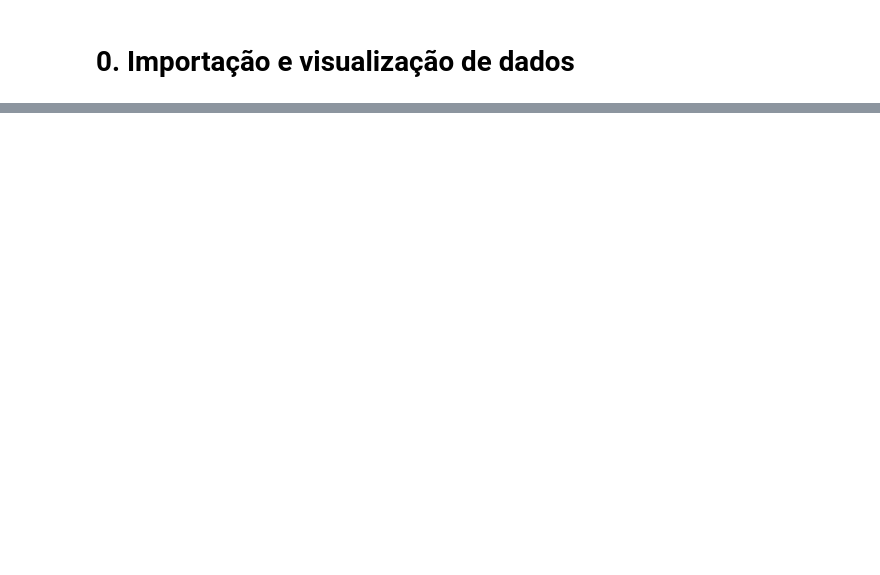
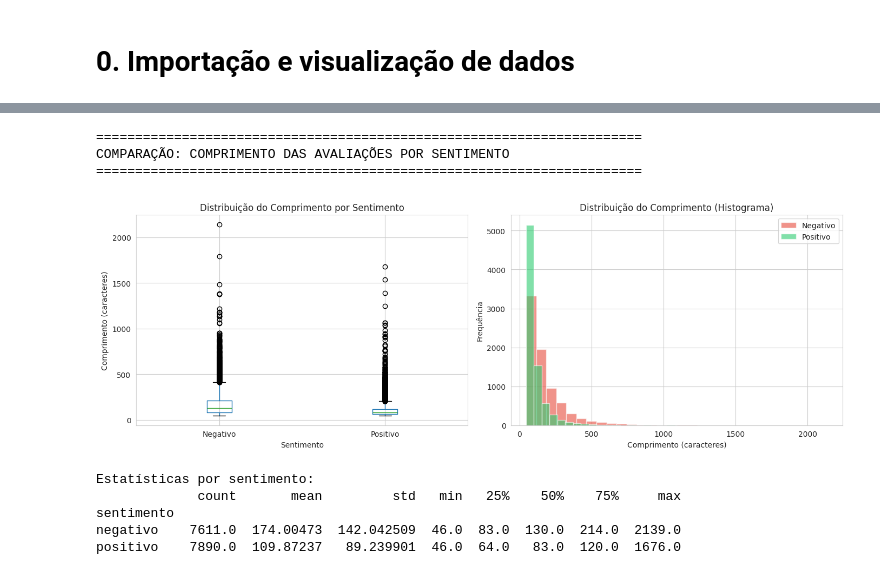
Before and after one commit to andersonalexsandro/AI-feelings-analysis, a Jupyter notebook: notebook/feeling_analysis.ipynb, the cells around one changed output, grey strips where cells are left out. Saved outputs shown, nothing was run; the diff lists cells and outputs as text; code cells hidden in the pictures; blank space fills up the shorter version.

```diff
--- a/notebook/feeling_analysis.ipynb
+++ b/notebook/feeling_analysis.ipynb
@@ -303,0 +231,41 @@ Analisar as palavras mais frequentes em avaliações positivas e negativas ajuda
+# %%
+# Comparação de comprimento entre sentimentos
+print("\n" + "=" * 70)
+print("COMPARAÇÃO: COMPRIMENTO DAS AVALIAÇÕES POR SENTIMENTO")
+print("=" * 70)
+
+fig, axes = plt.subplots(1, 2, figsize=(14, 5))
+
+# Box plot comparativo
+df_for_plot = df.copy()
+df_for_plot.boxplot(column='length_avaliacao', by='sentimento', ax=axes[0])
+axes[0].set_title('Distribuição do Comprimento por Sentimento')
+axes[0].set_ylabel('Comprimento (caracteres)')
+axes[0].set_xlabel('Sentimento')
+plt.sca(axes[0])
+plt.xticks([1, 2], ['Negativo', 'Positivo'])
+
+# Histogram sobreposto
+axes[1].hist(df_negative['length_avaliacao'], bins=30, alpha=0.6, label='Negativo', color='#e74c3c')
+axes[1].hist(df_positive['length_avaliacao'], bins=30, alpha=0.6, label='Positivo', color='#2ecc71')
+axes[1].set_xlabel('Comprimento (caracteres)')
+axes[1].set_ylabel('Frequência')
+axes[1].set_title('Distribuição do Comprimento (Histograma)')
+axes[1].legend()
+
+plt.suptitle('')  # Remove título automático
+plt.tight_layout()
+plt.show()
+
+print("\nEstatísticas por sentimento:")
+print(df.groupby('sentimento')['length_avaliacao'].describe())
+# %% [output]
+======================================================================
+COMPARAÇÃO: COMPRIMENTO DAS AVALIAÇÕES POR SENTIMENTO
+======================================================================
+[figure, added]
+Estatísticas por sentimento:
+             count       mean         std   min   25%    50%    75%     max
+sentimento
+negativo    7611.0  174.00473  142.042509  46.0  83.0  130.0  214.0  2139.0
+positivo    7890.0  109.87237   89.239901  46.0  64.0   83.0  120.0  1676.0
```
Also changed, not shown: parts of 43 cells of this notebook, 1 other file.
